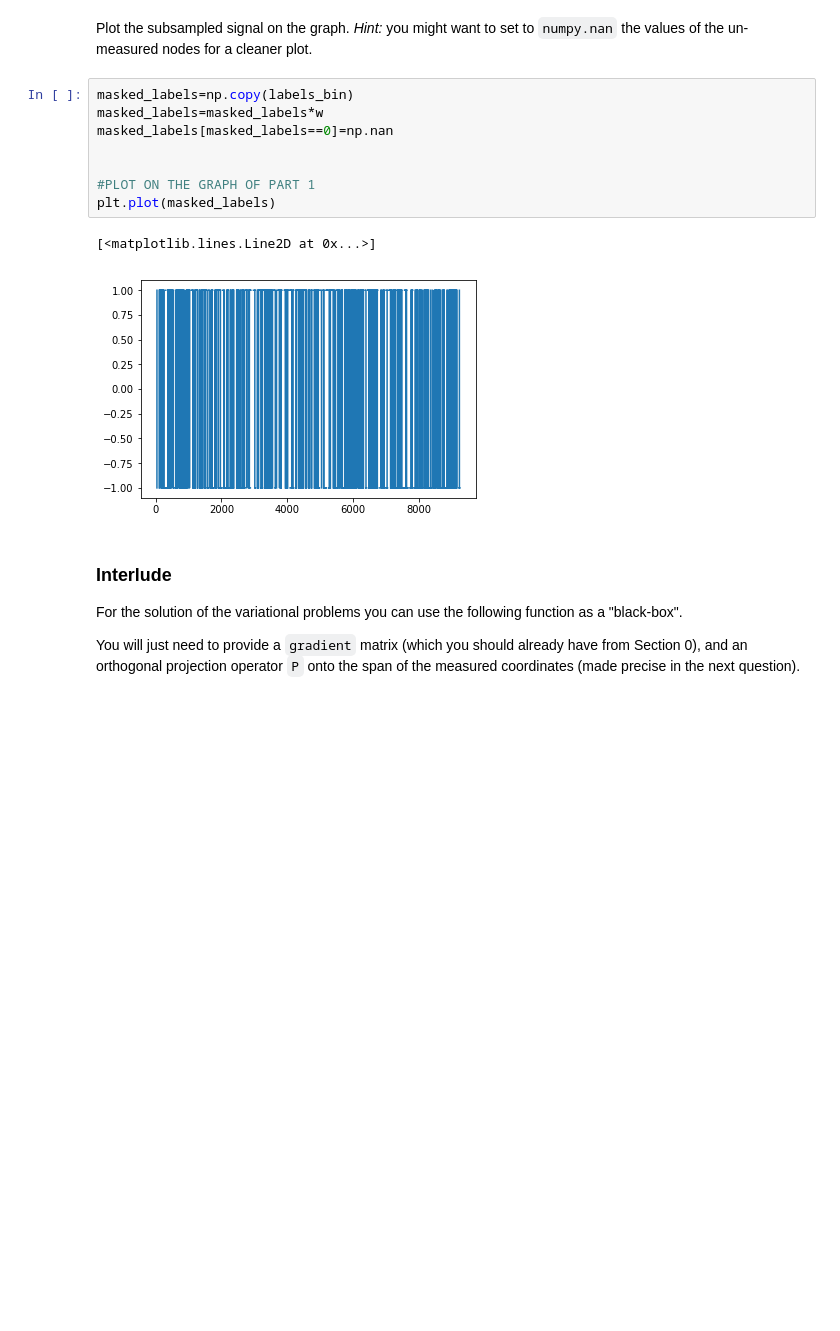
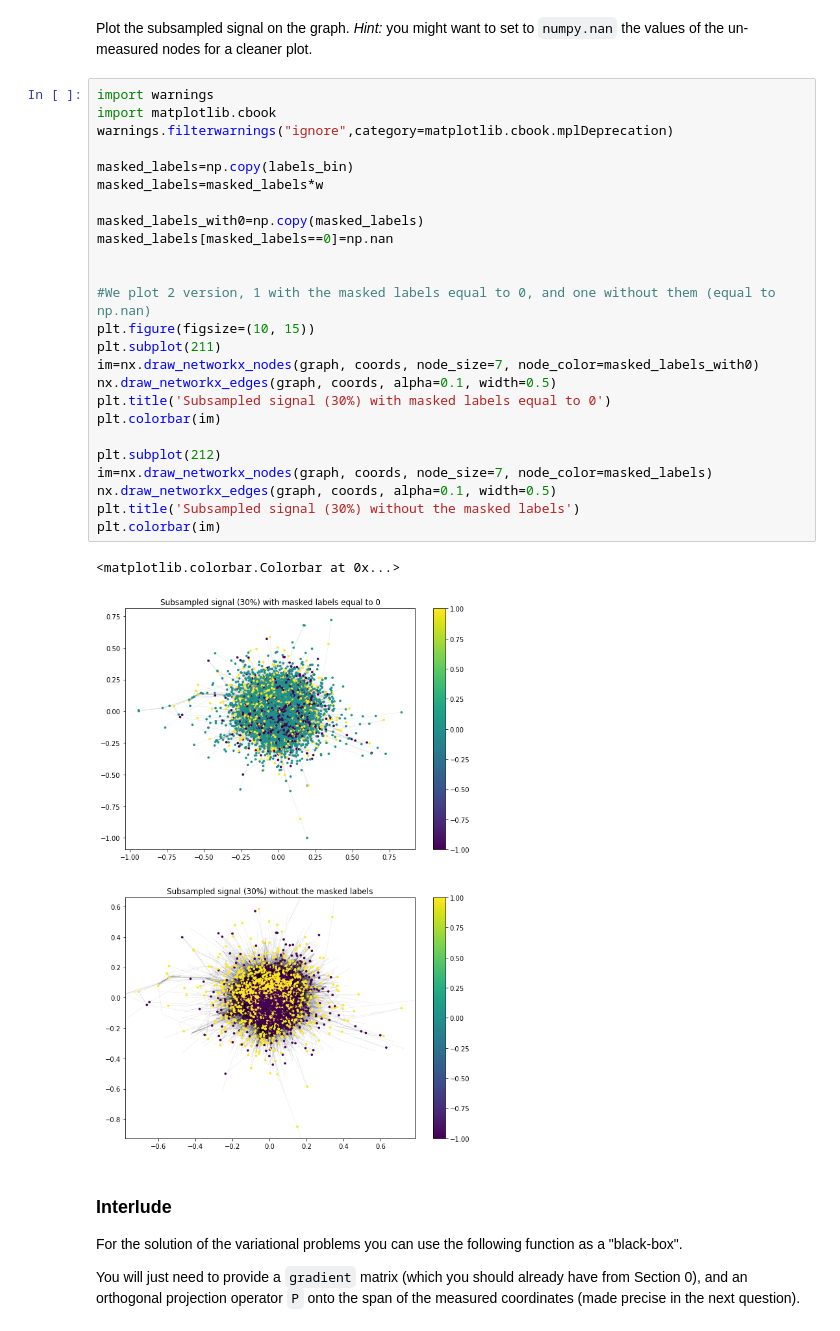
Before and after one commit to swouf/ntds_IMDb_team4, a Jupyter notebook: 4_graph_signal_processing.ipynb, the cells around one changed output. Saved outputs shown, nothing was run; the diff lists cells and outputs as text; blank space fills up the shorter version.

```diff
--- a/4_graph_signal_processing.ipynb
+++ b/4_graph_signal_processing.ipynb
@@ -332,17 +372,34 @@ for i in range(m):
     w[indx]=1
 # %% [markdown]
 Plot the subsampled signal on the graph. _Hint:_ you might want to set to `numpy.nan` the values of the un-measured nodes for a cleaner plot.
-# %%
-masked_labels=np.copy(labels_bin)
-masked_labels=masked_labels*w
-masked_labels[masked_labels==0]=np.nan
-
-
-#PLOT ON THE GRAPH OF PART 1
-plt.plot(masked_labels)
-# %% [output]
-[<matplotlib.lines.Line2D at 0x...>]
-[figure, removed]
+# %%
+import warnings
+import matplotlib.cbook
+warnings.filterwarnings("ignore",category=matplotlib.cbook.mplDeprecation)
+
+masked_labels=np.copy(labels_bin)
+masked_labels=masked_labels*w
+
+masked_labels_with0=np.copy(masked_labels)
+masked_labels[masked_labels==0]=np.nan
+
+
+#We plot 2 version, 1 with the masked labels equal to 0, and one without them (equal to np.nan)
+plt.figure(figsize=(10, 15))
+plt.subplot(211)
+im=nx.draw_networkx_nodes(graph, coords, node_size=7, node_color=masked_labels_with0)
+nx.draw_networkx_edges(graph, coords, alpha=0.1, width=0.5)
+plt.title('Subsampled signal (30%) with masked labels equal to 0')
+plt.colorbar(im)
+
+plt.subplot(212)
+im=nx.draw_networkx_nodes(graph, coords, node_size=7, node_color=masked_labels)
+nx.draw_networkx_edges(graph, coords, alpha=0.1, width=0.5)
+plt.title('Subsampled signal (30%) without the masked labels')
+plt.colorbar(im)
+# %% [output]
+<matplotlib.colorbar.Colorbar at 0x...>
+[figure, added]
 # %% [markdown]
 ### Interlude
 
```
Also changed, not shown: parts of 17 cells of this notebook.
